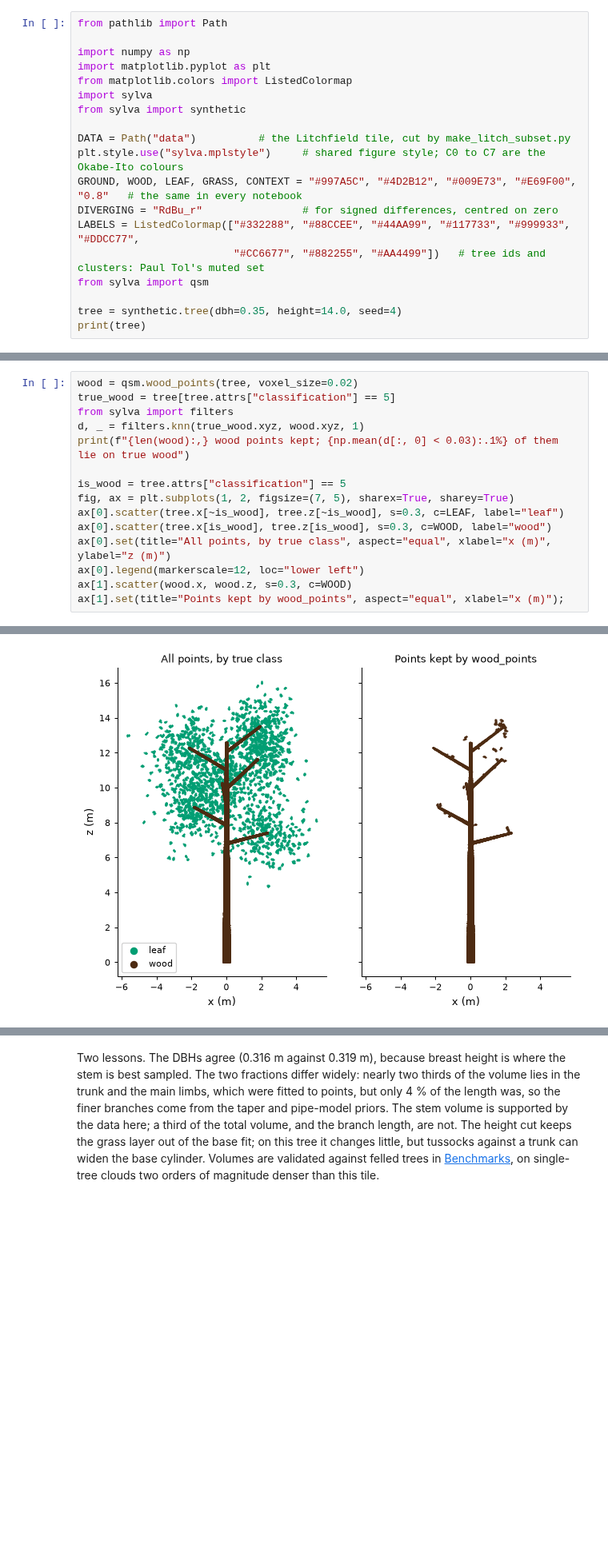
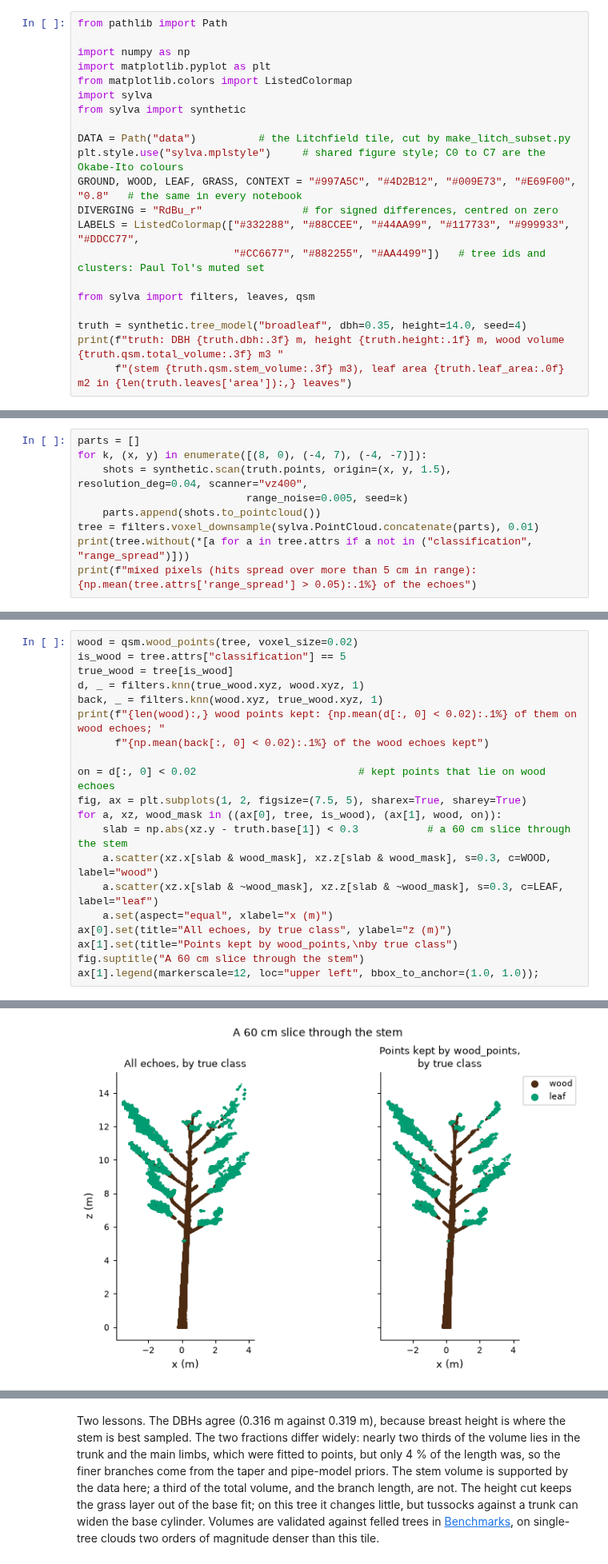
Before and after one commit to UQ-EORC/Sylva, a Jupyter notebook: docs/examples/06_qsm.ipynb, the cells around one changed output, grey strips where cells are left out. Shown at 80% size. Cells and saved outputs as stored; diff of their text form; blank space fills up the shorter version.

```diff
--- a/docs/examples/06_qsm.ipynb
+++ b/docs/examples/06_qsm.ipynb
@@ -20,8 +21,10 @@ GROUND, WOOD, LEAF, GRASS, CONTEXT = "#997A5C", "#4D2B12", "#009E73", "#E69F00",
 DIVERGING = "RdBu_r"                # for signed differences, centred on zero
 LABELS = ListedColormap(["#332288", "#88CCEE", "#44AA99", "#117733", "#999933", "#DDCC77",
                          "#CC6677", "#882255", "#AA4499"])   # tree ids and clusters: Paul Tol's muted set
-from sylva import qsm
 
-tree = synthetic.tree(dbh=0.35, height=14.0, seed=4)
-print(tree)
+from sylva import filters, leaves, qsm
+
+truth = synthetic.tree_model("broadleaf", dbh=0.35, height=14.0, seed=4)
+print(f"truth: DBH {truth.dbh:.3f} m, height {truth.height:.1f} m, wood volume {truth.qsm.total_volume:.3f} m3 "
+      f"(stem {truth.qsm.stem_volume:.3f} m3), leaf area {truth.leaf_area:.0f} m2 in {len(truth.leaves['area']):,} leaves")
 # %% [output]
@@ -28,0 +41,9 @@ PointCloud(n=79,004, attrs=['classification'])
+# %%
+parts = []
+for k, (x, y) in enumerate([(8, 0), (-4, 7), (-4, -7)]):
+    shots = synthetic.scan(truth.points, origin=(x, y, 1.5), resolution_deg=0.04, scanner="vz400",
+                           range_noise=0.005, seed=k)
+    parts.append(shots.to_pointcloud())
+tree = filters.voxel_downsample(sylva.PointCloud.concatenate(parts), 0.01)
+print(tree.without(*[a for a in tree.attrs if a not in ("classification", "range_spread")]))
+print(f"mixed pixels (hits spread over more than 5 cm in range): {np.mean(tree.attrs['range_spread'] > 0.05):.1%} of the echoes")
@@ -35,16 +61,21 @@ tree knows which points are wood, so the filter can be checked.
 # %%
 wood = qsm.wood_points(tree, voxel_size=0.02)
-true_wood = tree[tree.attrs["classification"] == 5]
-from sylva import filters
+is_wood = tree.attrs["classification"] == 5
+true_wood = tree[is_wood]
 d, _ = filters.knn(true_wood.xyz, wood.xyz, 1)
-print(f"{len(wood):,} wood points kept; {np.mean(d[:, 0] < 0.03):.1%} of them lie on true wood")
+back, _ = filters.knn(wood.xyz, true_wood.xyz, 1)
+print(f"{len(wood):,} wood points kept: {np.mean(d[:, 0] < 0.02):.1%} of them on wood echoes; "
+      f"{np.mean(back[:, 0] < 0.02):.1%} of the wood echoes kept")
 
-is_wood = tree.attrs["classification"] == 5
-fig, ax = plt.subplots(1, 2, figsize=(7, 5), sharex=True, sharey=True)
-ax[0].scatter(tree.x[~is_wood], tree.z[~is_wood], s=0.3, c=LEAF, label="leaf")
-ax[0].scatter(tree.x[is_wood], tree.z[is_wood], s=0.3, c=WOOD, label="wood")
-ax[0].set(title="All points, by true class", aspect="equal", xlabel="x (m)", ylabel="z (m)")
-ax[0].legend(markerscale=12, loc="lower left")
-ax[1].scatter(wood.x, wood.z, s=0.3, c=WOOD)
-ax[1].set(title="Points kept by wood_points", aspect="equal", xlabel="x (m)");
+on = d[:, 0] < 0.02                          # kept points that lie on wood echoes
+fig, ax = plt.subplots(1, 2, figsize=(7.5, 5), sharex=True, sharey=True)
+for a, xz, wood_mask in ((ax[0], tree, is_wood), (ax[1], wood, on)):
+    slab = np.abs(xz.y - truth.base[1]) < 0.3           # a 60 cm slice through the stem
+    a.scatter(xz.x[slab & wood_mask], xz.z[slab & wood_mask], s=0.3, c=WOOD, label="wood")
+    a.scatter(xz.x[slab & ~wood_mask], xz.z[slab & ~wood_mask], s=0.3, c=LEAF, label="leaf")
+    a.set(aspect="equal", xlabel="x (m)")
+ax[0].set(title="All echoes, by true class", ylabel="z (m)")
+ax[1].set(title="Points kept by wood_points,\nby true class")
+fig.suptitle("A 60 cm slice through the stem")
+ax[1].legend(markerscale=12, loc="upper left", bbox_to_anchor=(1.0, 1.0));
 # %% [output]
@@ -52 +83 @@ ax[1].set(title="Points kept by wood_points", aspect="equal", xlabel="x (m)");
-[figure, old version]
+[figure, new version]
```
Also changed, not shown: parts of 18 cells of this notebook, 18 other files.
